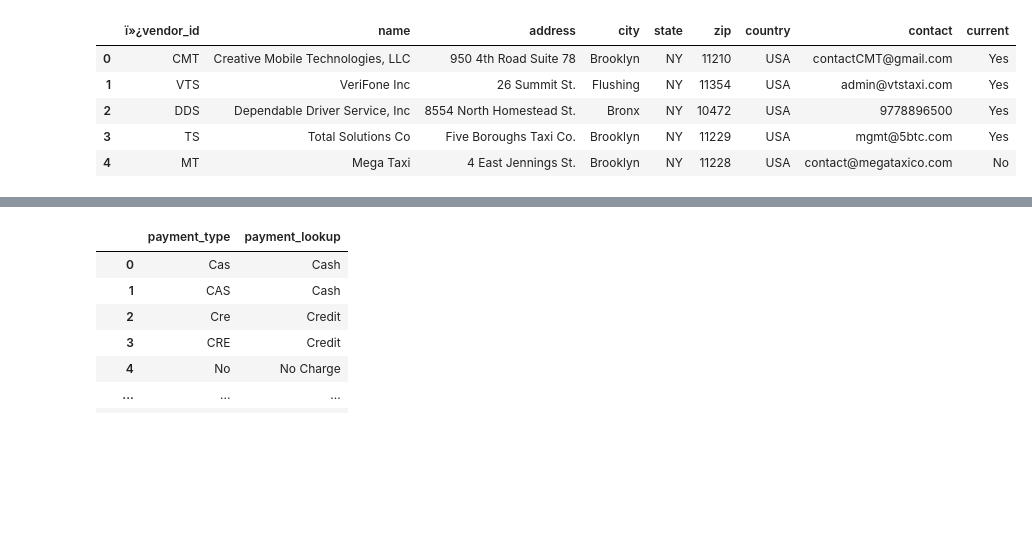
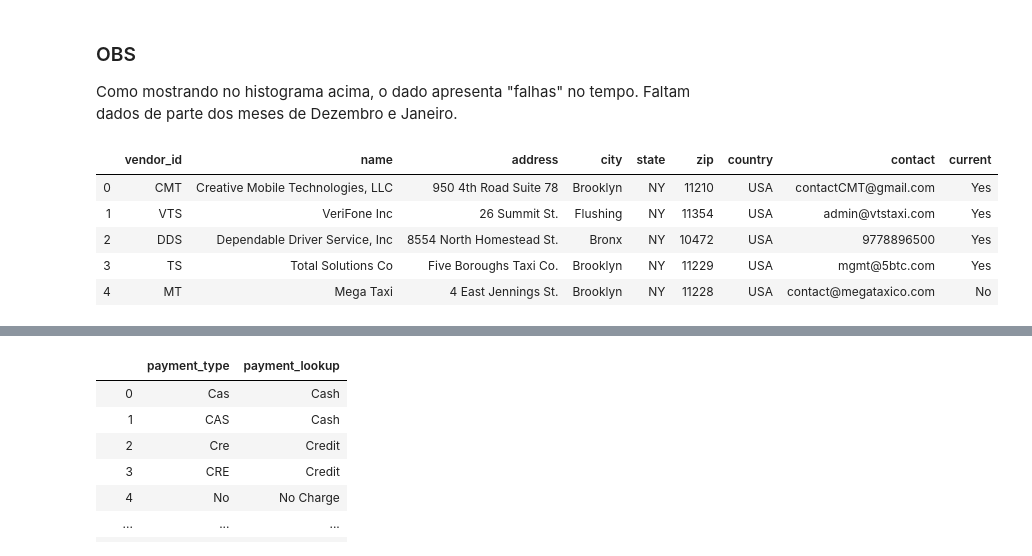
Before and after one commit to vittorfp/NYC-Taxi-Trips-analysis, a Jupyter notebook: notebooks/1-features-listing.ipynb, the cells around one changed output, grey strips where cells are left out. Drawn from its saved outputs; the diff is of its cells as text; code cells hidden in the pictures; blank space fills up the shorter version.

Commit message:
Criando simulação de stream e analisando alguns aspectos dos dados.

```diff
--- a/notebooks/1-features-listing.ipynb
+++ b/notebooks/1-features-listing.ipynb
@@ -40,13 +71,17 @@ df
+# %% [markdown]
+### OBS
+
+Como mostrando no histograma acima, o dado apresenta "falhas" no tempo. Faltam dados de parte dos meses de Dezembro e Janeiro.
 # %%
 files = [
     '../data/raw/data-vendor_lookup-csv.csv',
     '../data/raw/data-payment_lookup-csv.csv'
 ]
 
-df = pd.read_csv(files[0])
-df
+payment = pd.read_csv(files[0])
+payment
 # %% [output]
-|  | ï»¿vendor_id | name | address | city | state | zip | country | contact | current |
+|  | vendor_id | name | address | city | state | zip | country | contact | current |
 | 0 | CMT | Creative Mobile Technologies, LLC | 950 4th Road Suite 78 | Brooklyn | NY | 11210 | USA | contactCMT@gmail.com | Yes |
 | 1 | VTS | VeriFone Inc | 26 Summit St. | Flushing | NY | 11354 | USA | admin@vtstaxi.com | Yes |
 | 2 | DDS | Dependable Driver Service, Inc | 8554 North Homestead St. | Bronx | NY | 10472 | USA | 9778896500 | Yes |
```
Also changed, not shown: parts of 10 cells of this notebook, 6 other files.
